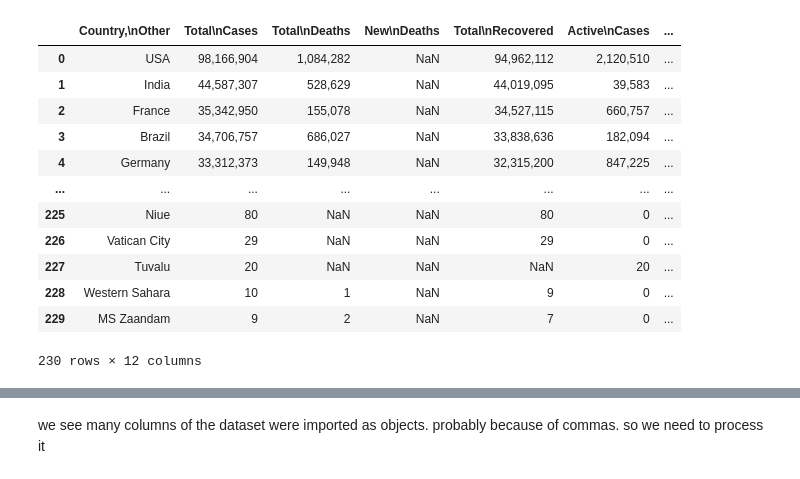
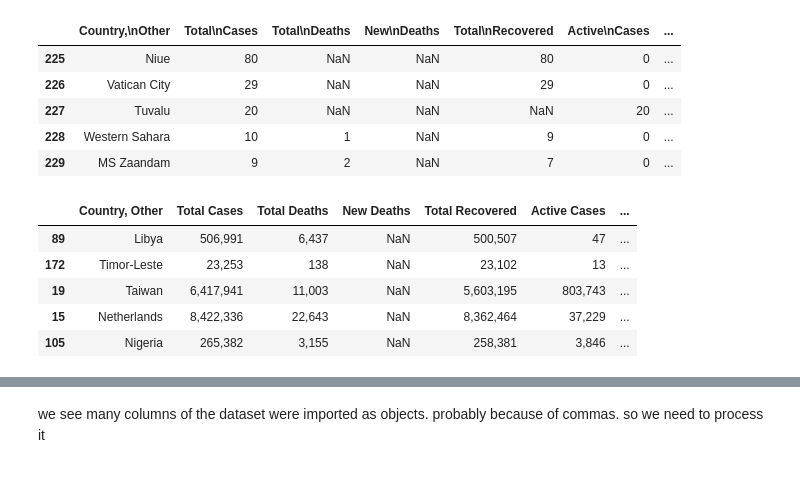
Before and after one commit to obaliuta/covid19, a Jupyter notebook: notebook.ipynb, the cells around one changed output, grey strips where cells are left out. Cells and saved outputs as stored; diff of their text form; code cells hidden in the pictures.

```diff
--- a/notebook.ipynb
+++ b/notebook.ipynb
@@ -7,21 +8,26 @@ import matplotlib.pyplot as plt
 from sklearn.model_selection import train_test_split
 # %%
 df = pd.read_csv('data/Covid Live.csv', encoding_errors='ignore').drop('#', axis=1)
-df
+df.tail(5)
 # %% [output]
 |  | Country,\nOther | Total\nCases | Total\nDeaths | New\nDeaths | Total\nRecovered | Active\nCases | ... |
-| 0 | USA | 98,166,904 | 1,084,282 | NaN | 94,962,112 | 2,120,510 | ... |
-| 1 | India | 44,587,307 | 528,629 | NaN | 44,019,095 | 39,583 | ... |
-| 2 | France | 35,342,950 | 155,078 | NaN | 34,527,115 | 660,757 | ... |
-| 3 | Brazil | 34,706,757 | 686,027 | NaN | 33,838,636 | 182,094 | ... |
-| 4 | Germany | 33,312,373 | 149,948 | NaN | 32,315,200 | 847,225 | ... |
-| ... | ... | ... | ... | ... | ... | ... | ... |
 | 225 | Niue | 80 | NaN | NaN | 80 | 0 | ... |
 | 226 | Vatican City | 29 | NaN | NaN | 29 | 0 | ... |
 | 227 | Tuvalu | 20 | NaN | NaN | NaN | 20 | ... |
 | 228 | Western Sahara | 10 | 1 | NaN | 9 | 0 | ... |
 | 229 | MS Zaandam | 9 | 2 | NaN | 7 | 0 | ... |
-230 rows × 12 columns
+# %%
+#columns names look strange, lets get rid of enters
+
+df = pd.DataFrame(data=df.values, columns=df.columns.str.replace("\n", " "))
+df.sample(5)
+# %% [output]
+|  | Country, Other | Total Cases | Total Deaths | New Deaths | Total Recovered | Active Cases | ... |
+| 89 | Libya | 506,991 | 6,437 | NaN | 500,507 | 47 | ... |
+| 172 | Timor-Leste | 23,253 | 138 | NaN | 23,102 | 13 | ... |
+| 19 | Taiwan | 6,417,941 | 11,003 | NaN | 5,603,195 | 803,743 | ... |
+| 15 | Netherlands | 8,422,336 | 22,643 | NaN | 8,362,464 | 37,229 | ... |
+| 105 | Nigeria | 265,382 | 3,155 | NaN | 258,381 | 3,846 | ... |
 # %%
 df.info()
 # %% [output]
```
Also changed, not shown: parts of 14 cells of this notebook.
